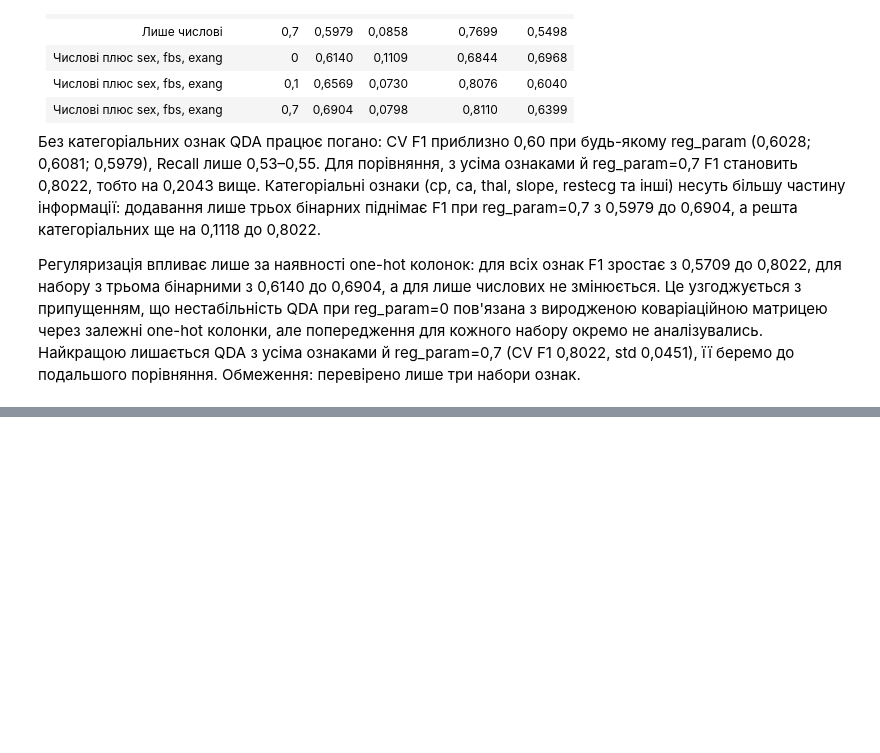
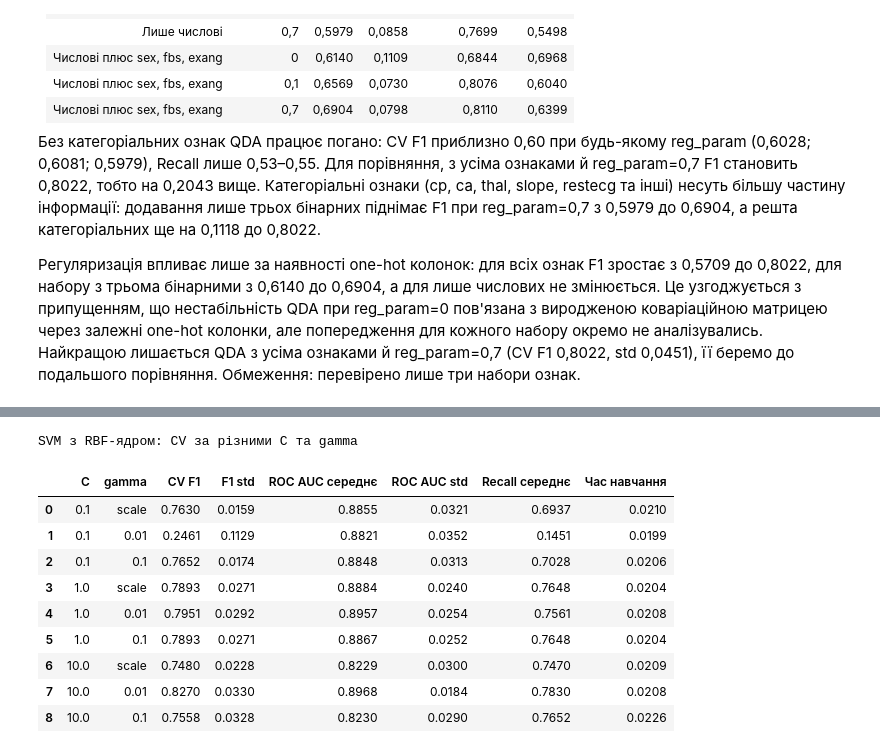
Before and after one commit to Anton-maxi/pattern-recognition-practice, a Jupyter notebook: classification-mini-project/notebooks/PR04_Zboryk_Anton.ipynb, the cells around one changed output, grey strips where cells are left out. Cells and saved outputs as stored; diff of their text form; code cells hidden in the pictures; blank space fills up the shorter version.

```diff
--- a/classification-mini-project/notebooks/PR04_Zboryk_Anton.ipynb
+++ b/classification-mini-project/notebooks/PR04_Zboryk_Anton.ipynb
@@ -1025,0 +1069,47 @@ QDA: склад ознак і reg_param (CV)
+# %%
+# Крок 16.2 (методичка): SVM з RBF-ядром, C = 0,1; 1; 10 і gamma = "scale", 0,01; 0,1
+
+# Значення gamma для перевірки (C_svc вже задано в кроці 16.1)
+gamma_svc = ["scale", 0.01, 0.1]
+res_rows_svm_rbf = []
+
+# Зовнішній цикл по C, внутрішній по gamma: перевіряємо всі 9 комбінацій
+for elm_c in C_svc:
+    for elm_gamma in gamma_svc:
+        # Pipeline: препроцесор з усіма ознаками + SVM з RBF-ядром
+        SVC_rbf_model = Pipeline([
+            ("preprocessor", preprocessor),
+            ("classifier", SVC(kernel="rbf", C=elm_c, gamma=elm_gamma))
+        ])
+
+        # Крос-валідація на train з єдиною cv і набором метрик
+        crv_SVC_rbf = cross_validate(SVC_rbf_model, X_train, y_train, cv=cv, scoring=scoring)
+
+        # Середні значення метрик і час навчання для цієї пари C і gamma
+        res_rows_svm_rbf.append({
+            "C": elm_c,
+            "gamma": elm_gamma,
+            "CV F1": crv_SVC_rbf["test_F1"].mean(),
+            "F1 std": crv_SVC_rbf["test_F1"].std(),
+            "ROC AUC середнє": crv_SVC_rbf["test_ROC_AUC"].mean(),
+            "ROC AUC std": crv_SVC_rbf["test_ROC_AUC"].std(),
+            "Recall середнє": crv_SVC_rbf["test_RECALL"].mean(),
+            "Час навчання": crv_SVC_rbf["fit_time"].mean()
+        })
+
+df_svm_rbf = pd.DataFrame(res_rows_svm_rbf)
+
+print("SVM з RBF-ядром: CV за різними C та gamma")
+display(df_svm_rbf.round(4))
+# %% [output]
+SVM з RBF-ядром: CV за різними C та gamma
+|  | C | gamma | CV F1 | F1 std | ROC AUC середнє | ROC AUC std | Recall середнє | Час навчання |
+| 0 | 0.1 | scale | 0.7630 | 0.0159 | 0.8855 | 0.0321 | 0.6937 | 0.0210 |
+| 1 | 0.1 | 0.01 | 0.2461 | 0.1129 | 0.8821 | 0.0352 | 0.1451 | 0.0199 |
+| 2 | 0.1 | 0.1 | 0.7652 | 0.0174 | 0.8848 | 0.0313 | 0.7028 | 0.0206 |
+| 3 | 1.0 | scale | 0.7893 | 0.0271 | 0.8884 | 0.0240 | 0.7648 | 0.0204 |
+| 4 | 1.0 | 0.01 | 0.7951 | 0.0292 | 0.8957 | 0.0254 | 0.7561 | 0.0208 |
+| 5 | 1.0 | 0.1 | 0.7893 | 0.0271 | 0.8867 | 0.0252 | 0.7648 | 0.0204 |
+| 6 | 10.0 | scale | 0.7480 | 0.0228 | 0.8229 | 0.0300 | 0.7470 | 0.0209 |
+| 7 | 10.0 | 0.01 | 0.8270 | 0.0330 | 0.8968 | 0.0184 | 0.7830 | 0.0208 |
+| 8 | 10.0 | 0.1 | 0.7558 | 0.0328 | 0.8230 | 0.0290 | 0.7652 | 0.0226 |
```
Also changed, not shown: parts of 10 cells of this notebook.
